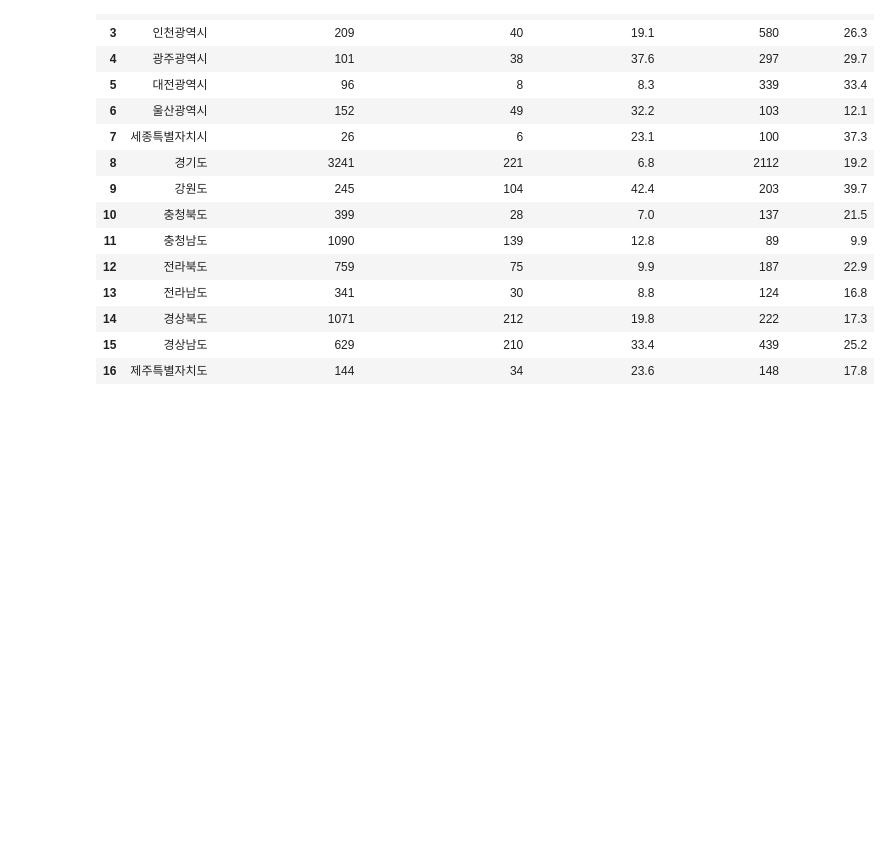
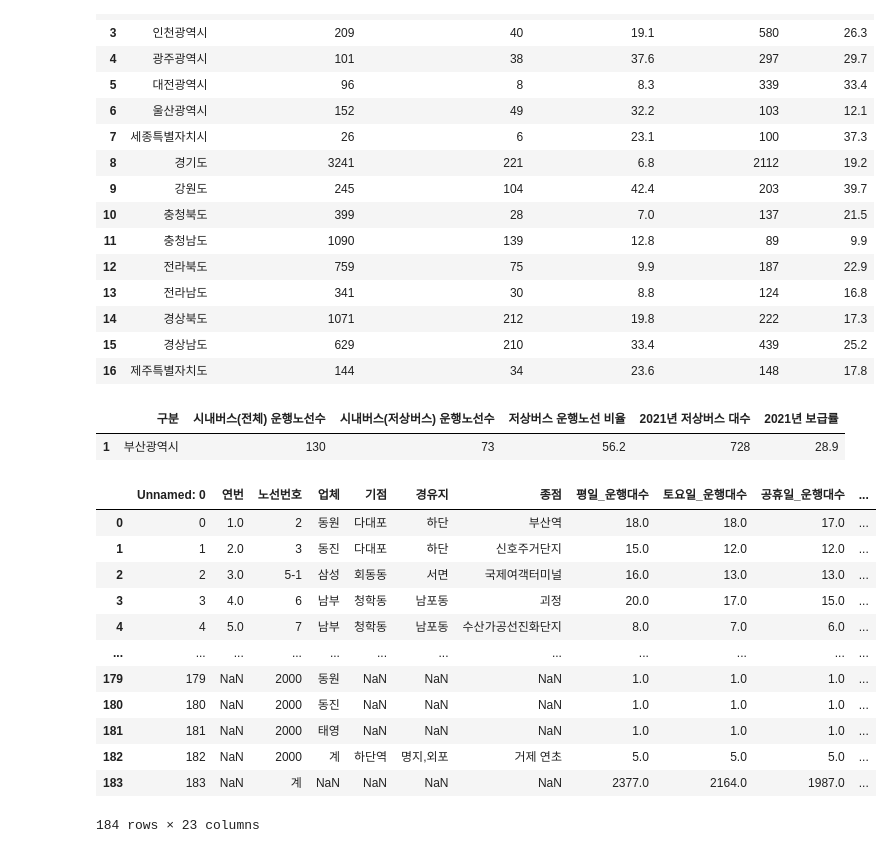
Before and after one commit to WithU-Bus/WithU-Bus, a Jupyter notebook: lowbus_info.ipynb, the cells around one changed output. Saved outputs shown, nothing was run; the diff lists cells and outputs as text; code cells hidden in the pictures; blank space fills up the shorter version.

Commit message:
lowbus
저상버스

```diff
--- a/lowbus_info.ipynb
+++ b/lowbus_info.ipynb
@@ -70,0 +79,25 @@ lowbus_info.to_csv('./res/lowbus_info.csv')
+# %%
+# 부산시 저상버스 현황
+
+busanlowbus = lowbus_info[lowbus_info['구분']=='부산광역시']
+busanlowbus
+# %% [output]
+|  | 구분 | 시내버스(전체) 운행노선수 | 시내버스(저상버스) 운행노선수 | 저상버스 운행노선 비율 | 2021년 저상버스 대수 | 2021년 보급률 |
+| 1 | 부산광역시 | 130 | 73 | 56.2 | 728 | 28.9 |
+# %%
+df2 = pd.read_csv('./res/busnumber.csv')
+df2
+# %% [output]
+|  | Unnamed: 0 | 연번 | 노선번호 | 업체 | 기점 | 경유지 | 종점 | 평일_운행대수 | 토요일_운행대수 | 공휴일_운행대수 | ... |
+| 0 | 0 | 1.0 | 2 | 동원 | 다대포 | 하단 | 부산역 | 18.0 | 18.0 | 17.0 | ... |
+| 1 | 1 | 2.0 | 3 | 동진 | 다대포 | 하단 | 신호주거단지 | 15.0 | 12.0 | 12.0 | ... |
+| 2 | 2 | 3.0 | 5-1 | 삼성 | 회동동 | 서면 | 국제여객터미널 | 16.0 | 13.0 | 13.0 | ... |
+| 3 | 3 | 4.0 | 6 | 남부 | 청학동 | 남포동 | 괴정 | 20.0 | 17.0 | 15.0 | ... |
+| 4 | 4 | 5.0 | 7 | 남부 | 청학동 | 남포동 | 수산가공선진화단지 | 8.0 | 7.0 | 6.0 | ... |
+| ... | ... | ... | ... | ... | ... | ... | ... | ... | ... | ... | ... |
+| 179 | 179 | NaN | 2000 | 동원 | NaN | NaN | NaN | 1.0 | 1.0 | 1.0 | ... |
+| 180 | 180 | NaN | 2000 | 동진 | NaN | NaN | NaN | 1.0 | 1.0 | 1.0 | ... |
+| 181 | 181 | NaN | 2000 | 태영 | NaN | NaN | NaN | 1.0 | 1.0 | 1.0 | ... |
+| 182 | 182 | NaN | 2000 | 계 | 하단역 | 명지,외포 | 거제 연초 | 5.0 | 5.0 | 5.0 | ... |
+| 183 | 183 | NaN | 계 | NaN | NaN | NaN | NaN | 2377.0 | 2164.0 | 1987.0 | ... |
+184 rows × 23 columns
```
Also changed, not shown: parts of 9 cells of this notebook, 1 other file.
